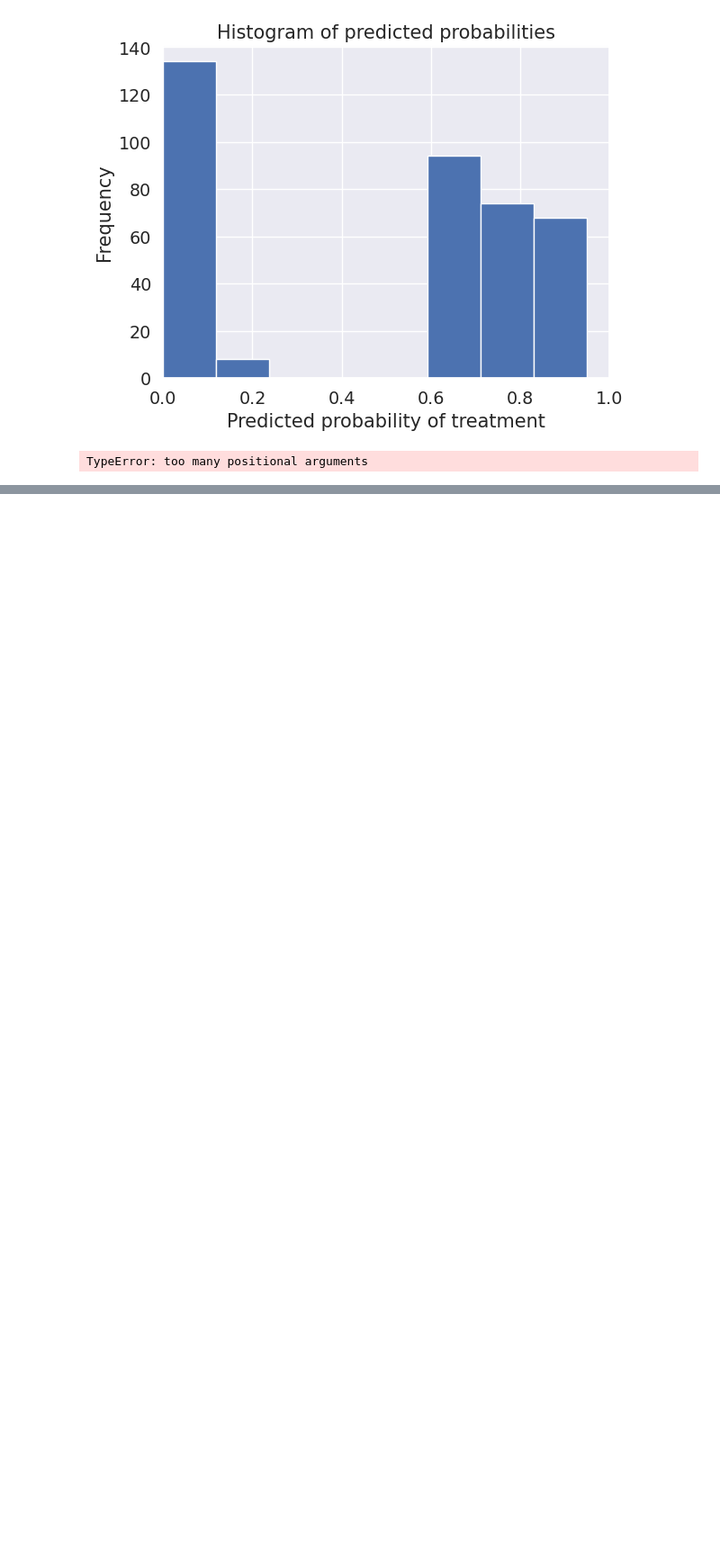
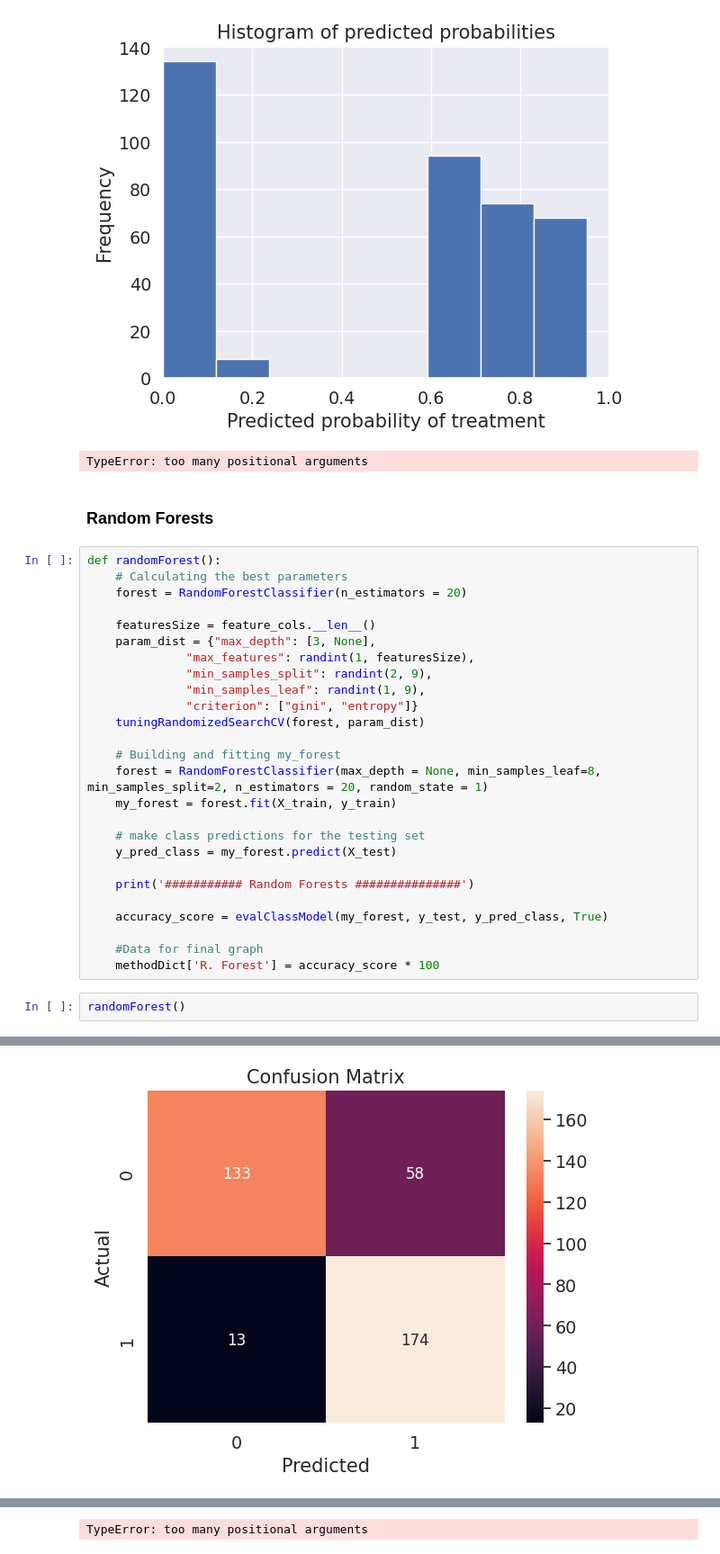
Before and after one commit to Utsavreddy9/Mental_Health_Analyzer, a Jupyter notebook: Mental_Health_Analyzer.ipynb, the cells around one changed output, grey strips where cells are left out. Shown at 90% size. Cells and saved outputs as stored; diff of their text form; blank space fills up the shorter version.

```diff
--- a/Mental_Health_Analyzer.ipynb
+++ b/Mental_Health_Analyzer.ipynb
@@ -1168,3 +1168,35 @@ First 10 predicted probabilities of class members:
  [0.36097561 0.63902439]]
 [figure]
 TypeError: too many positional arguments
+# %% [markdown]
+<a id='Random_Forests'></a>
+### Random Forests
+# %%
+def randomForest():
+    # Calculating the best parameters
+    forest = RandomForestClassifier(n_estimators = 20)
+
+    featuresSize = feature_cols.__len__()
+    param_dist = {"max_depth": [3, None],
+              "max_features": randint(1, featuresSize),
+              "min_samples_split": randint(2, 9),
+              "min_samples_leaf": randint(1, 9),
+              "criterion": ["gini", "entropy"]}
+    tuningRandomizedSearchCV(forest, param_dist)
+
+    # Building and fitting my_forest
+    forest = RandomForestClassifier(max_depth = None, min_samples_leaf=8, min_samples_split=2, n_estimators = 20, random_state = 1)
+    my_forest = forest.fit(X_train, y_train)
+
+    # make class predictions for the testing set
+    y_pred_class = my_forest.predict(X_test)
+
+    print('########### Random Forests ###############')
+
+    accuracy_score = evalClassModel(my_forest, y_test, y_pred_class, True)
+
+    #Data for final graph
+    methodDict['R. Forest'] = accuracy_score * 100
+# %%
+randomForest()
+# %% [output]
@@ -1170,0 +1217 @@ TypeError: too many positional arguments
+[figure, added]
@@ -1170,0 +1238 @@ TypeError: too many positional arguments
+TypeError: too many positional arguments
```
Also changed, not shown: parts of 1 cell of this notebook.
